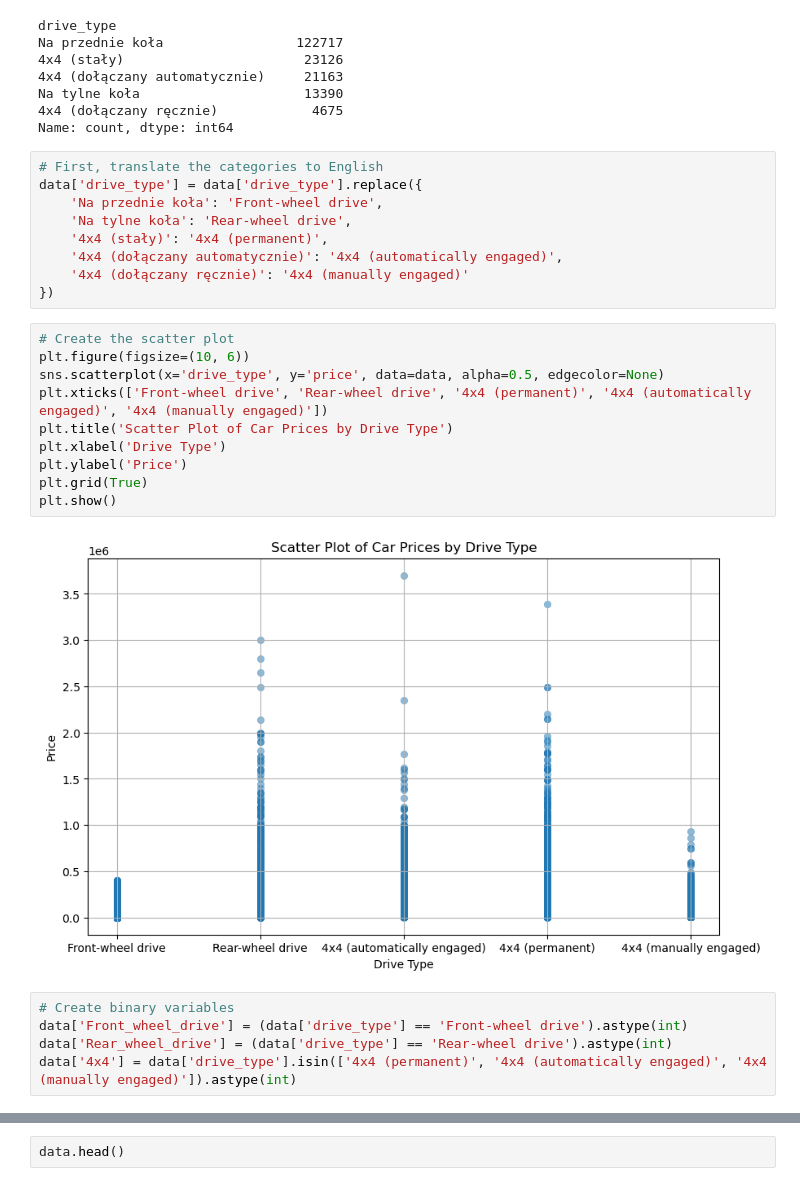
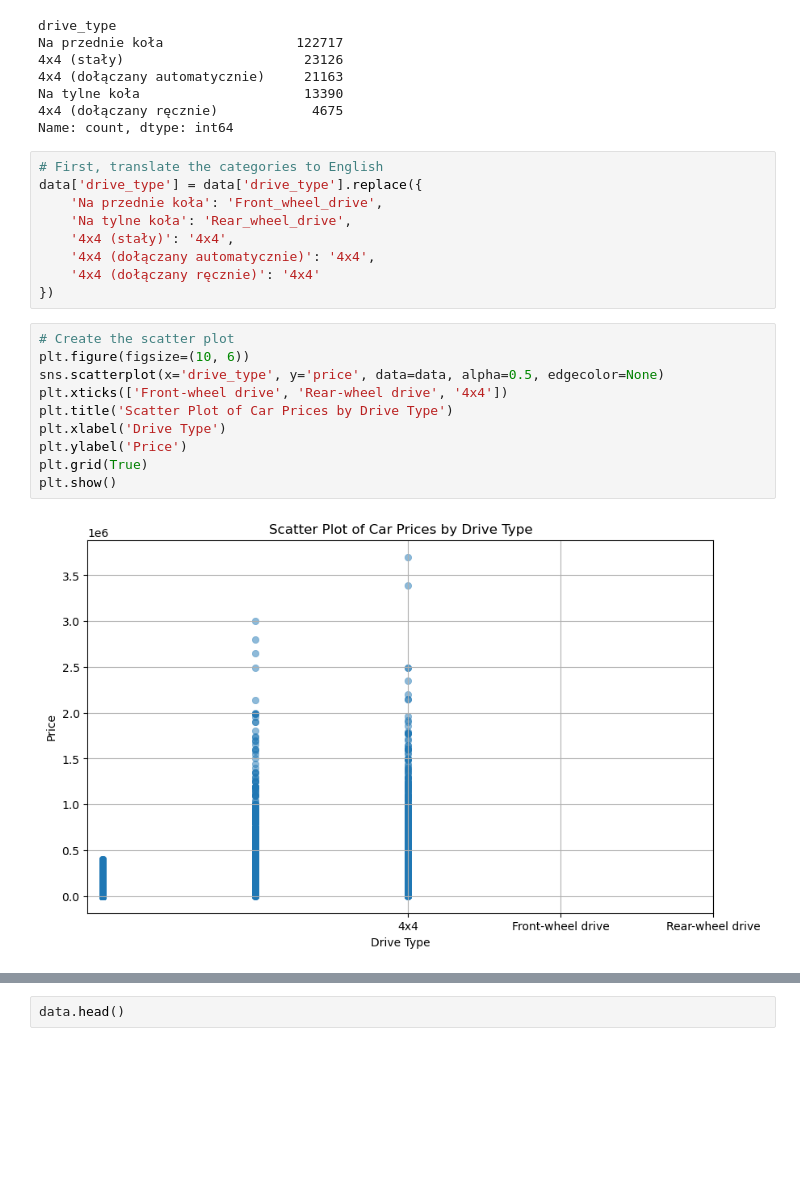
Before and after one commit to KarolinaSolarska/Predictive-Analytics-for-Car-Pricing, a Jupyter notebook: 2. Data cleaning.ipynb, the cells around one changed output, grey strips where cells are left out. Drawn from its saved outputs; the diff is of its cells as text; blank space fills up the shorter version.

```diff
--- a/2. Data cleaning.ipynb
+++ b/2. Data cleaning.ipynb
@@ -559,26 +559,21 @@ Name: count, dtype: int64
 # %%
 # First, translate the categories to English
 data['drive_type'] = data['drive_type'].replace({
-    'Na przednie koła': 'Front-wheel drive',
-    'Na tylne koła': 'Rear-wheel drive',
-    '4x4 (stały)': '4x4 (permanent)',
-    '4x4 (dołączany automatycznie)': '4x4 (automatically engaged)',
-    '4x4 (dołączany ręcznie)': '4x4 (manually engaged)'
+    'Na przednie koła': 'Front_wheel_drive',
+    'Na tylne koła': 'Rear_wheel_drive',
+    '4x4 (stały)': '4x4',
+    '4x4 (dołączany automatycznie)': '4x4',
+    '4x4 (dołączany ręcznie)': '4x4'
 })
 # %%
 # Create the scatter plot
 plt.figure(figsize=(10, 6))
 sns.scatterplot(x='drive_type', y='price', data=data, alpha=0.5, edgecolor=None)
-plt.xticks(['Front-wheel drive', 'Rear-wheel drive', '4x4 (permanent)', '4x4 (automatically engaged)', '4x4 (manually engaged)'])
+plt.xticks(['Front-wheel drive', 'Rear-wheel drive', '4x4'])
 plt.title('Scatter Plot of Car Prices by Drive Type')
 plt.xlabel('Drive Type')
 plt.ylabel('Price')
 plt.grid(True)
 plt.show()
 # %% [output]
-[figure, old version]
+[figure, new version]
-# %%
-# Create binary variables
-data['Front_wheel_drive'] = (data['drive_type'] == 'Front-wheel drive').astype(int)
-data['Rear_wheel_drive'] = (data['drive_type'] == 'Rear-wheel drive').astype(int)
-data['4x4'] = data['drive_type'].isin(['4x4 (permanent)', '4x4 (automatically engaged)', '4x4 (manually engaged)']).astype(int)
```
Also changed, not shown: parts of 12 cells of this notebook.
